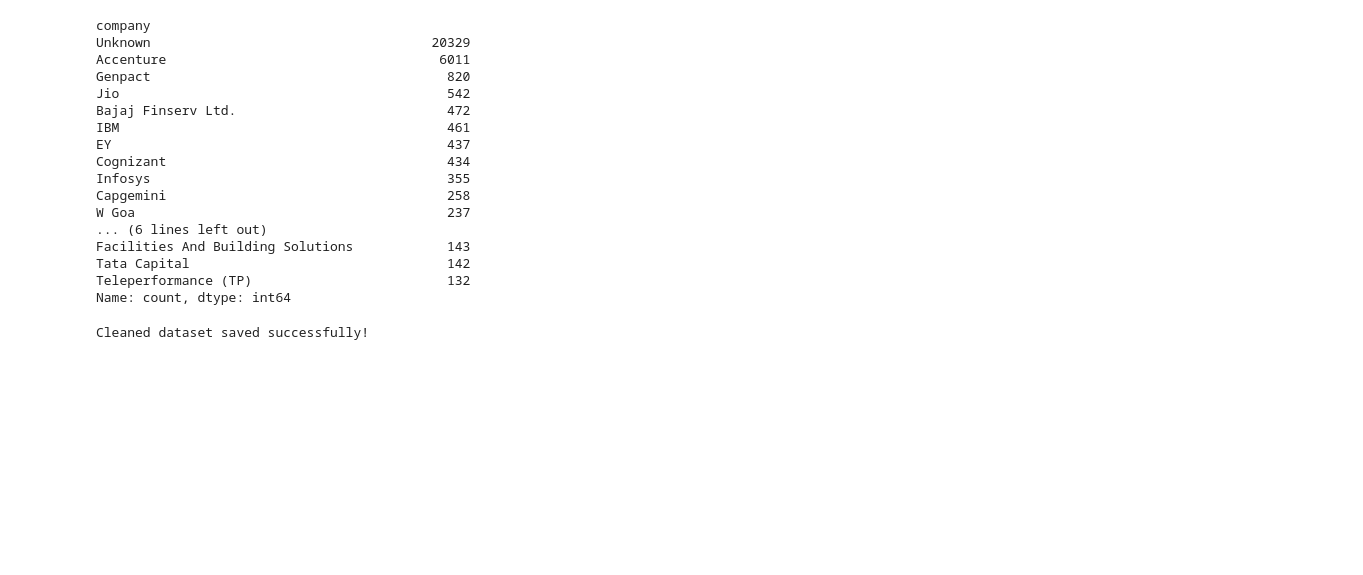
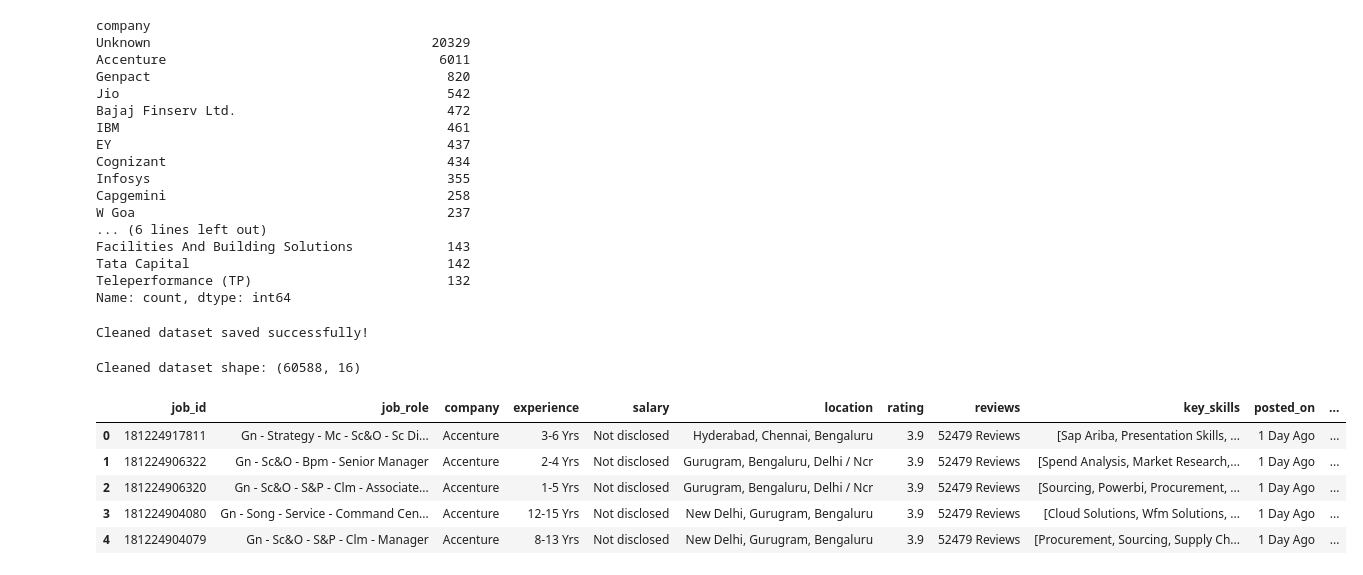
Before and after one commit to greeshavaishnavi09/Job_Market_And_Salary_Analysis, a Jupyter notebook: 01_job_market_web_scraping.ipynb, the cells around one changed output. Drawn from its saved outputs; the diff is of its cells as text; code cells hidden in the pictures; blank space fills up the shorter version.

Commit message:
cleaned job listing is saved

```diff
--- a/01_job_market_web_scraping.ipynb
+++ b/01_job_market_web_scraping.ipynb
@@ -568,3 +568,17 @@ df.to_csv("cleaned_job_listing.csv", index=False)
 print("Cleaned dataset saved successfully!")
 # %% [output]
 Cleaned dataset saved successfully!
+# %%
+# verify cleaned dataset
+
+print("Cleaned dataset shape:", df.shape)
+
+df.head()
+# %% [output]
+Cleaned dataset shape: (60588, 16)
+|  | job_id | job_role | company | experience | salary | location | rating | reviews | key_skills | posted_on | ... |
+| 0 | 181224917811 | Gn - Strategy - Mc - Sc&O - Sc Di... | Accenture | 3-6 Yrs | Not disclosed | Hyderabad, Chennai, Bengaluru | 3.9 | 52479 Reviews | [Sap Ariba, Presentation Skills, ... | 1 Day Ago | ... |
+| 1 | 181224906322 | Gn - Sc&O - Bpm - Senior Manager | Accenture | 2-4 Yrs | Not disclosed | Gurugram, Bengaluru, Delhi / Ncr | 3.9 | 52479 Reviews | [Spend Analysis, Market Research,... | 1 Day Ago | ... |
+| 2 | 181224906320 | Gn - Sc&O - S&P - Clm - Associate... | Accenture | 1-5 Yrs | Not disclosed | Gurugram, Bengaluru, Delhi / Ncr | 3.9 | 52479 Reviews | [Sourcing, Powerbi, Procurement, ... | 1 Day Ago | ... |
+| 3 | 181224904080 | Gn - Song - Service - Command Cen... | Accenture | 12-15 Yrs | Not disclosed | New Delhi, Gurugram, Bengaluru | 3.9 | 52479 Reviews | [Cloud Solutions, Wfm Solutions, ... | 1 Day Ago | ... |
+| 4 | 181224904079 | Gn - Sc&O - S&P - Clm - Manager | Accenture | 8-13 Yrs | Not disclosed | New Delhi, Gurugram, Bengaluru | 3.9 | 52479 Reviews | [Procurement, Sourcing, Supply Ch... | 1 Day Ago | ... |
```
Also changed, not shown: 1 other file.
